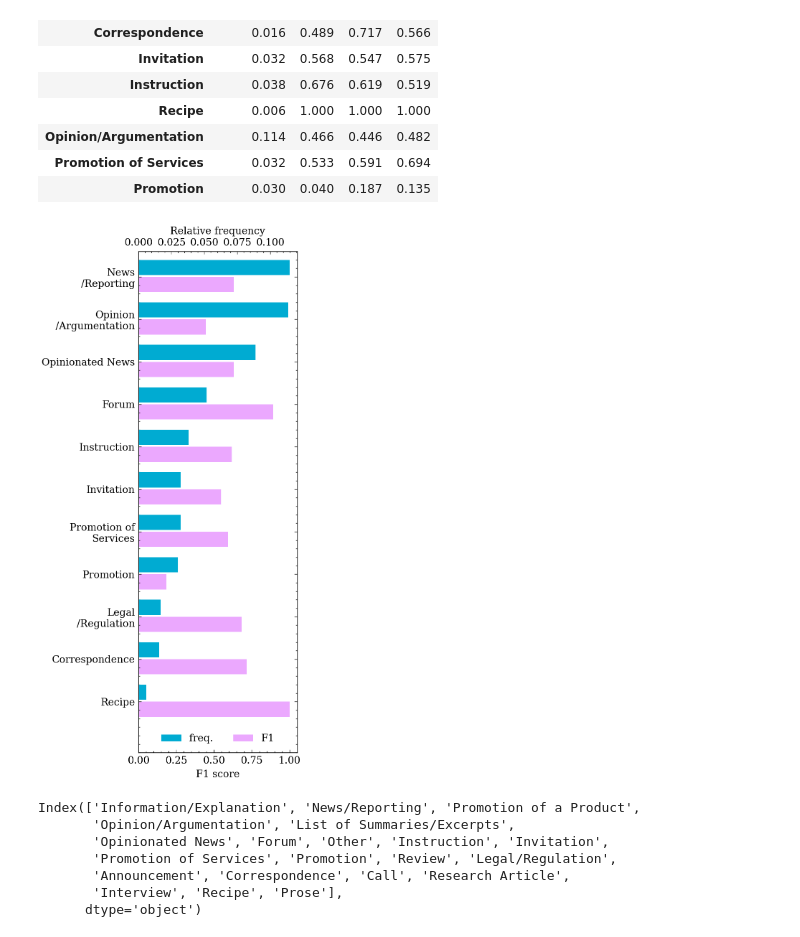
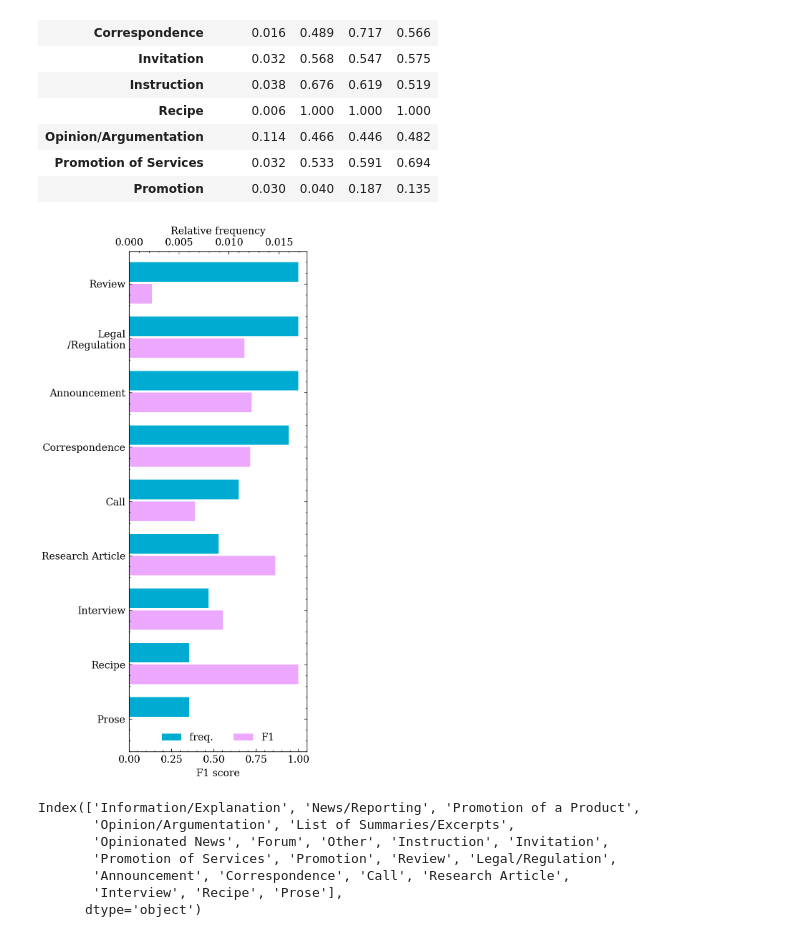
Before and after one commit to TajaKuzman/Transformers-GINCO-Experiments, a Jupyter notebook: 24_paper_additional_analysis.ipynb, the cells around one changed output. Cells and saved outputs as stored; diff of their text form; code cells hidden in the pictures.

```diff
--- a/24_paper_additional_analysis.ipynb
+++ b/24_paper_additional_analysis.ipynb
@@ -629,9 +629,9 @@ plotdf
 # %%
 plotdf = pd.DataFrame(to_plot)
 plotdf = plotdf.sort_values(by="frequency", ascending=False)
-plotdf = plotdf.loc[['News/Reporting', 'Opinion/Argumentation', 'Opinionated News', 'Forum',
-       'Instruction', 'Invitation', 'Promotion of Services', 'Promotion',
-       'Legal/Regulation', 'Correspondence', 'Recipe'], :]
+plotdf = plotdf.loc[['Review', 'Legal/Regulation',
+       'Announcement', 'Correspondence', 'Call', 'Research Article',
+       'Interview', 'Recipe', 'Prose'], :]
 plotdf.sort_values(by="frequency", ascending=False, inplace=True)
 fig, ax = plt.subplots(figsize=(4,8), dpi=200)
 ax2 = plt.twiny(ax)
@@ -660,35 +660,35 @@ lines.append(ax2.barh(ind-3*sep, plotdf["frequency"].values,
         color=colors[-1],
         align="edge"))
 
 for i, col in enumerate(["40%", "60%", "80%"]):
     if i in {0,2}:
         continue
 
     lines.append(ax.barh(ind+(i-2)*sep, plotdf[col].values, height=height,
                         label="F1", #label=col,
                         color=colors[i],
     align = "edge"))
 ax.set_yticks(ind-1*sep)
 ax.set_yticklabels([label.replace("/", "\n/").replace(" of ", " of\n") for label in labels], #fontsize="x-small"
                     )
 ax.invert_yaxis()
 ax.set_xlabel("F1 score")
 
 
 ax2.set_xlabel("Relative frequency")
 
 labs = [l.get_label() for l in lines]
 ax.legend(lines, labs,
         # fontsize="x-small",
         ncol=2, loc=8)
-ax.set_ylim(55, -4)
+ax.set_ylim(42, -4)
 
 plt.tight_layout()
 plt.savefig("paper/Q3_2_at_60_part_2.png")
 plt.savefig("paper/Q3_2_at_60_part_2.pdf")
 plt.show()
 # %% [output]
-[figure, old version]
+[figure, new version]
 # %%
 plot_df = pd.DataFrame(to_plot).sort_values("frequency", ascending=False)
 plot_df.index
```
Also changed, not shown: 2 other files.
